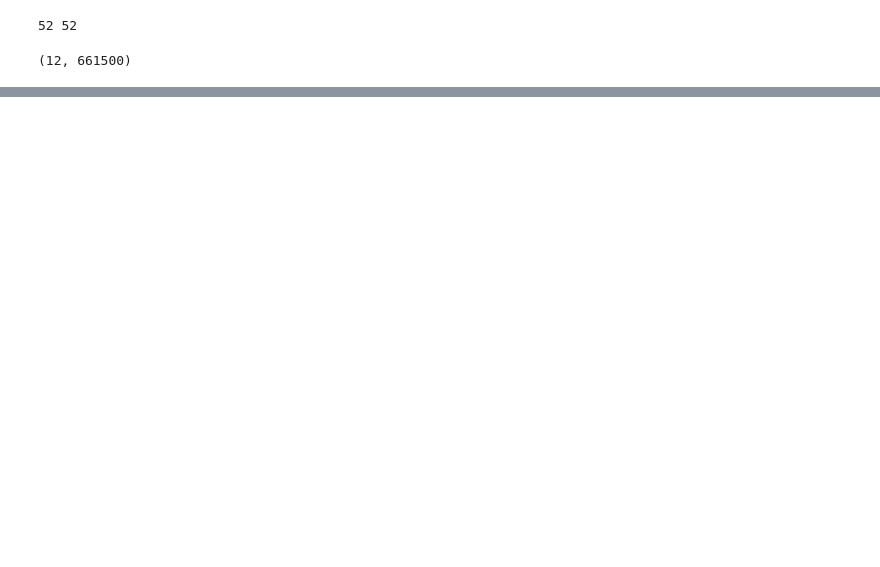
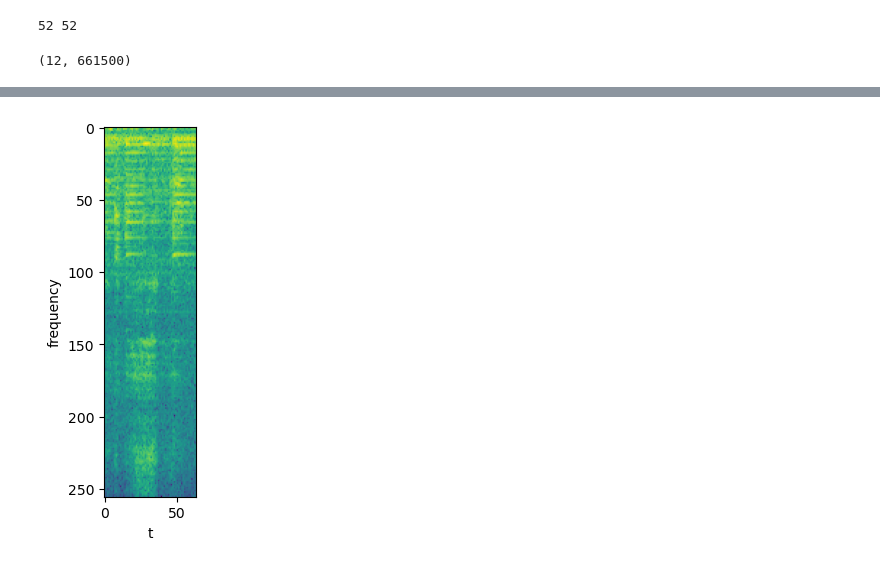
Before and after one commit to jonasbuechi/music_speech, a Jupyter notebook: RNN.ipynb, the cells around one changed output, grey strips where cells are left out. Drawn from its saved outputs; the diff is of its cells as text; code cells hidden in the pictures; blank space fills up the shorter version.

```diff
--- a/RNN.ipynb
+++ b/RNN.ipynb
@@ -122 +128,8 @@ plt.show()
+# %%
+plt.imshow(logmag_patches[3,0].T)
+plt.xlabel('t')
+plt.ylabel('frequency')
+plt.show()
+# %% [output]
+[figure, added]
 # %%
```
Also changed, not shown: parts of 6 cells of this notebook, 1 other file.
